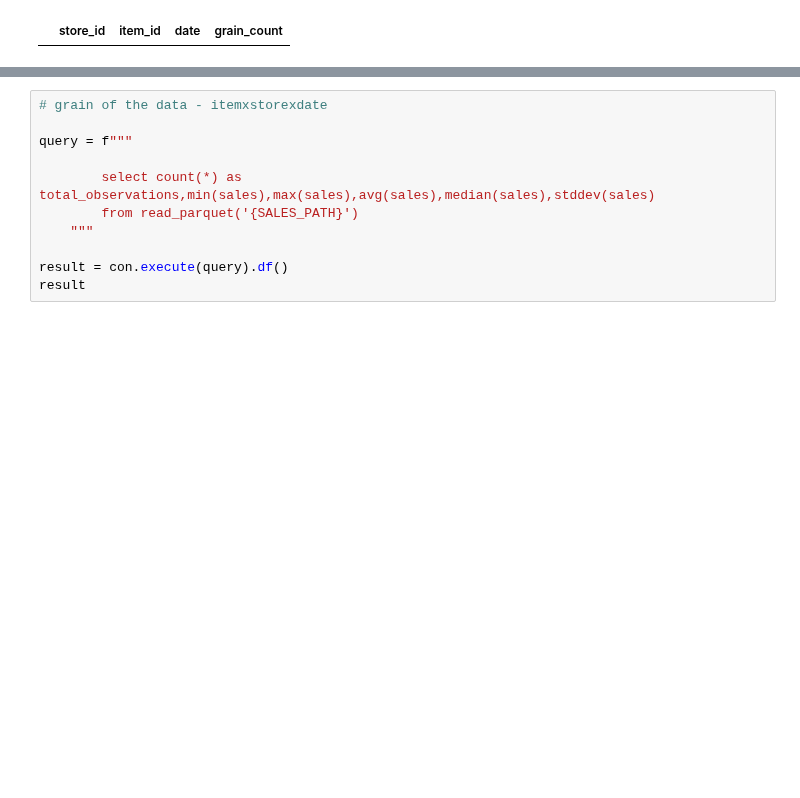
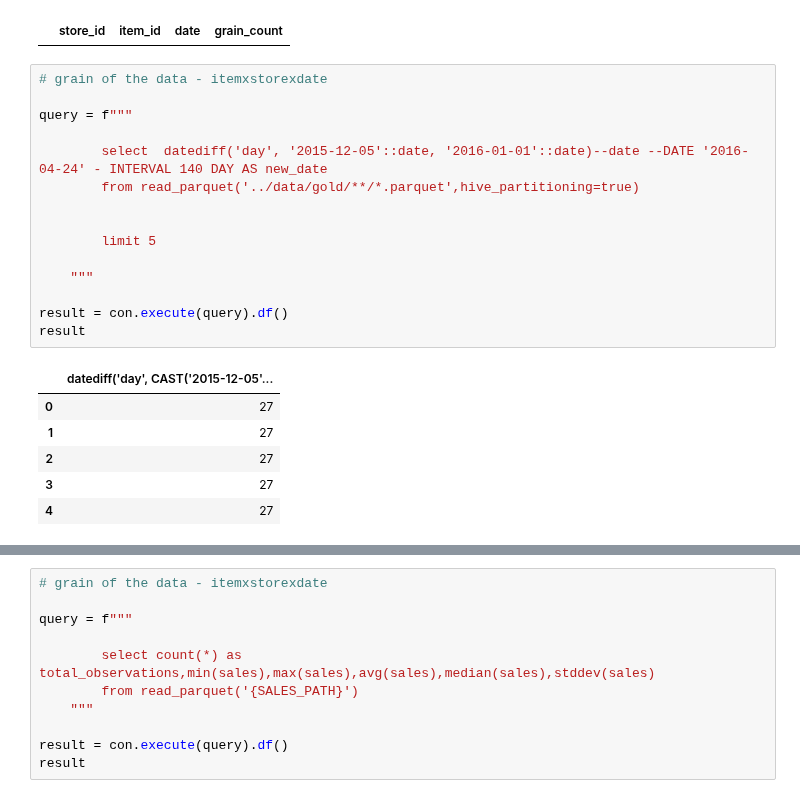
Before and after one commit to surekhag28/m5-demand-forecasting, a Jupyter notebook: notebooks/analysis.ipynb, the cells around one changed output, grey strips where cells are left out. Saved outputs shown, nothing was run; the diff lists cells and outputs as text; blank space fills up the shorter version.

```diff
--- a/notebooks/analysis.ipynb
+++ b/notebooks/analysis.ipynb
@@ -38,3 +38,25 @@ result = con.execute(query).df()
 result
 # %% [output]
 |  | store_id | item_id | date | grain_count |
+# %%
+# grain of the data - itemxstorexdate
+
+query = f"""
+
+        select  datediff('day', '2015-12-05'::date, '2016-01-01'::date)--date --DATE '2016-04-24' - INTERVAL 140 DAY AS new_date
+        from read_parquet('../data/gold/**/*.parquet',hive_partitioning=true)
+
+
+        limit 5
+
+    """
+
+result = con.execute(query).df()
+result
+# %% [output]
+|  | datediff('day', CAST('2015-12-05'... |
+| 0 | 27 |
+| 1 | 27 |
+| 2 | 27 |
+| 3 | 27 |
+| 4 | 27 |
```
Also changed, not shown: parts of 4 cells of this notebook, 6 other files.
